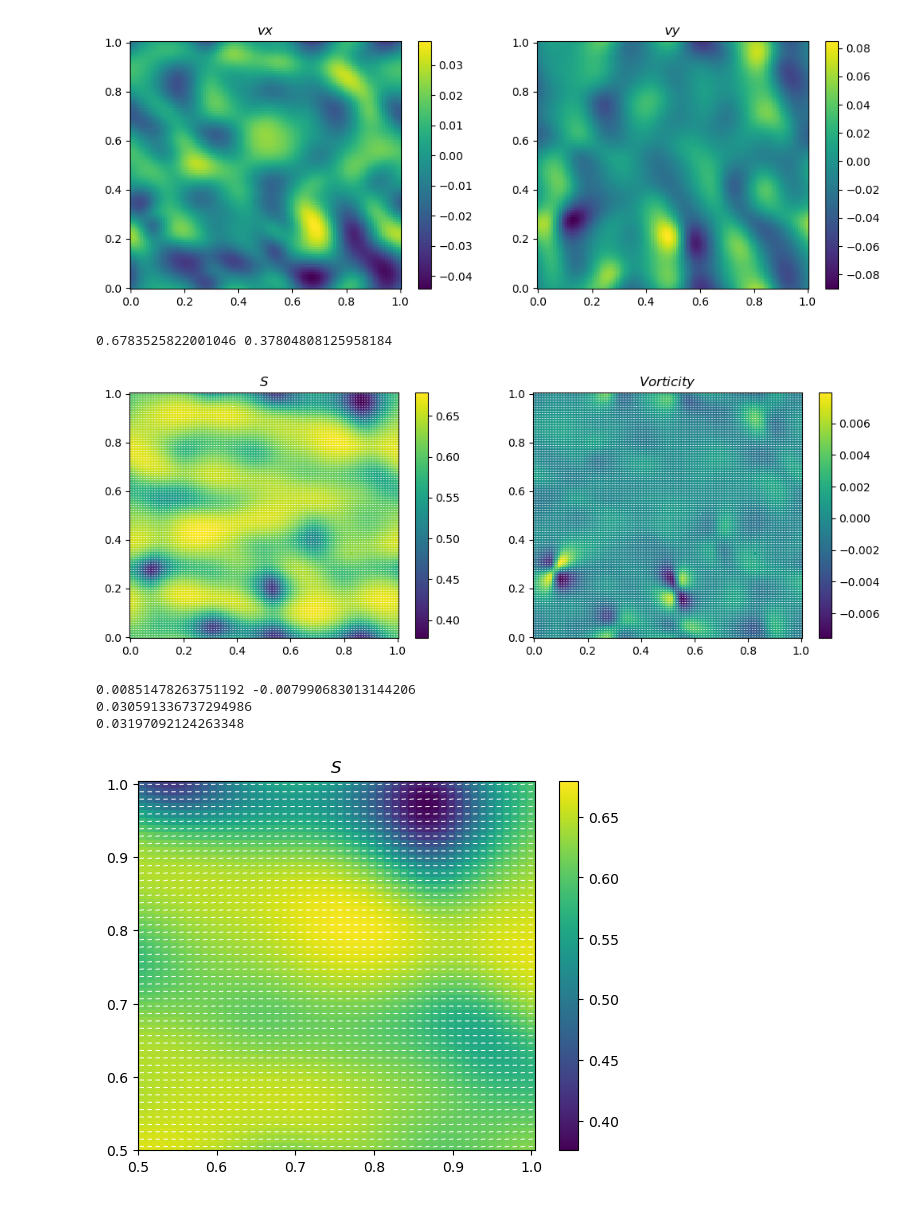
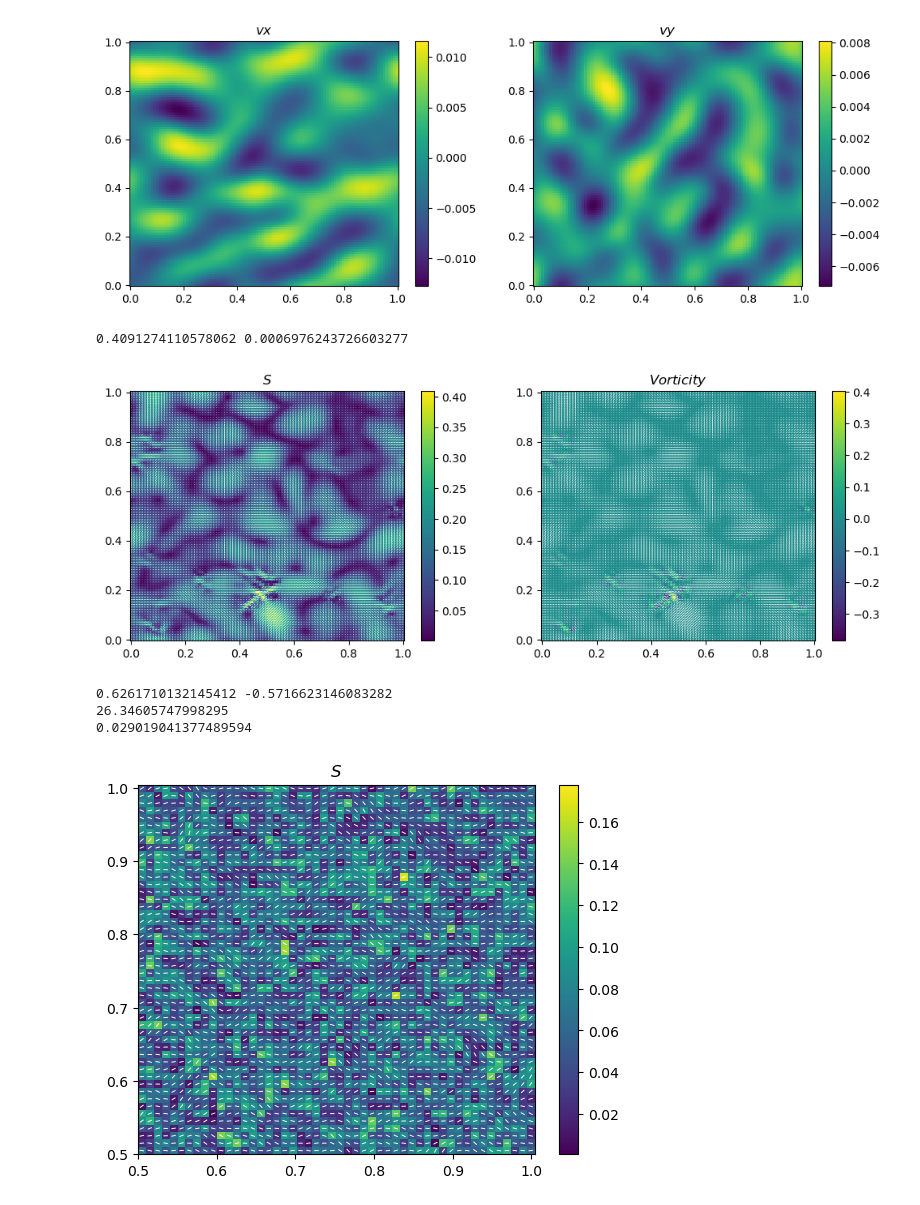
Before and after one commit to toshi-physics/myPSS-friction, a Jupyter notebook: analysis/model_Q_v_rho/display_model_Q_v_rho.ipynb, the cells around one changed output. Cells and saved outputs as stored; diff of their text form; code cells hidden in the pictures.

```diff
--- a/analysis/model_Q_v_rho/display_model_Q_v_rho.ipynb
+++ b/analysis/model_Q_v_rho/display_model_Q_v_rho.ipynb
@@ -3,17 +3,20 @@ import numpy as np
 from matplotlib import pyplot as plt
 import json, os
 # %%
-run = 3
-Gamma0 = 5.00
-rhoseed = 2.5 #0.9#0.16
-Pii     = 0.1
+run = 1
+Gamma0 = 50.00
+rhoseed = 2.0 #0.9#0.16
+rgamma = 2.0
+gammaxx=1.0
+gammayy=gammaxx/rgamma
 
-lp = 1
-lq = 1
-ld = 2
-lc = 5
+p0 = 1
+alpha = 0.1
+D = 4
+chi = 25
 
-pdir = '../../data/model_Q_v_rho/gamma0_{:1.1f}_rhoseed_{}_pi_{:1.1f}/lp_{:1.2f}_lq_{:1.2f}_ld_{:1.2f}_lc_{:1.2f}/run_{:d}/'.format(Gamma0, rhoseed, Pii, lp, lq, ld, lc, run)
+#pdir = '../../data/model_Q_v_rho/gamma0_{:1.1f}_rhoseed_{}_gammaxx_{:1.1f}/p0_{:1.2f}_alpha_{:1.2f}_D_{:1.2f}_chi_{:1.2f}/run_{:d}/'.format(Gamma0, rhoseed, gammaxx, p0, alpha, D, chi, run)
+pdir = '../../data/model_Q_v_rho/gamma0_{:1.1f}_rhoseed_{}_rgamma_{:1.1f}/p0_{:1.2f}_alpha_{:1.2f}_D_{:1.2f}_chi_{:1.2f}/run_{:d}/'.format(Gamma0, rhoseed, rgamma, p0, alpha, D, chi, run)
 
 datadir = pdir+'data/'
 
@@ -26,7 +29,6 @@ n_steps   = int(parameters["n_steps"])  # number of time steps
 n_dump = int(T/dt_dump); dn_dump = int(n_steps/n_dump)
 K         = parameters["K"]        # elastic constant, sets diffusion lengthscale of S with Gamma0
 lambd     = parameters["lambda"]
-p0bygamma = parameters["p0bygamma"]       # pressure when cells are close packed, should be very high
 r_p       = parameters["r_p"]      # rate of pressure growth equal to rate of growth of cells
 rho_in    = parameters["rho_in"]   # isotropic to nematic transition density, or "onset of order in the paper"
 rhoisoend = parameters["rhoisoend"] /rho_in   # jamming density
@@ -89,5 +91,5 @@ ax[1,1].scatter(times, stdtheta); ax[1,1].set_xlabel(r'$time/\tau_g$'); ax[1,1].
 # %%
-n=400
+n=1999
 vx = np.loadtxt(datadir+'vx.csv.{:d}'.format(n), delimiter=',')
 vy = np.loadtxt(datadir+'vy.csv.{:d}'.format(n), delimiter=',')
 
@@ -101,13 +103,13 @@ ax[0].set_title(r"$ vx $")
 ax[1].set_title(r"$ vy $")
 plt.show()
 # %% [output]
-[figure, old version]
+[figure, new version]
 # %%
 fig, ax=plt.subplots(figsize=(12,4),ncols=2)
 #colors = ['#c1272d', '#eecc16','#008176','#0000a7']
 #cmap1 = LinearSegmentedColormap.from_list("mycmap", colors)
 
-n=590
+n=1000
 
 
 Qxx = np.loadtxt(datadir+'Qxx.csv.{:d}'.format(n), delimiter=',')
@@ -129,51 +131,51 @@ ax[0].set_title(r"$ S $")
 ax[1].set_title(r"$ Vorticity $")
 plt.show()
 # %% [output]
-0.6783525822001046 0.37804808125958184
+0.4091274110578062 0.0006976243726603277
-[figure, old version]
+[figure, new version]
 # %%
 fig, ax=plt.subplots()
 #colors = ['#c1272d', '#eecc16','#008176','#0000a7']
 #cmap1 = LinearSegmentedColormap.from_list("mycmap", colors)
 
-n=600
+n=0
 
 charge = np.loadtxt(datadir+'curldivQ.csv.{:d}'.format(n), delimiter=',')
 Qxx = np.loadtxt(datadir+'Qxx.csv.{:d}'.format(n), delimiter=',')
 Qxy = np.loadtxt(datadir+'Qxy.csv.{:d}'.format(n), delimiter=',')
 S = np.sqrt(Qxx**2+Qxy**2)
 theta = np.arctan2(Qxy, Qxx)/2
 nx    = np.cos(theta)
 ny    = np.sin(theta)
 
 print(np.max(charge), np.min(charge))
 
 p_factor = 1
 pcharge = pixelate(2*charge/S, p_factor)
 print(np.max(pcharge))
 p_half_defects = np.where((pcharge)>0.2)
 m_half_defects = np.where((-pcharge)>0.2)
 #print(p_half_defects, m_half_defects)
 
 pnx = np.cos(pixelate(theta, p_factor))
 pny = np.sin(pixelate(theta, p_factor))
 print(np.mean(theta))
 
 ix, fx, iy, fy = 50, 100, 50, 100
 ctrf = [ax.pcolormesh(xv[ix:fx, iy:fy], yv[ix:fx, iy:fy], (S)[ix:fx, iy:fy], cmap='viridis', vmin=np.min(S), vmax=np.max(S))]
 ax.quiver(xv[ix:fx:p_factor, iy:fy:p_factor],yv[ix:fx:p_factor, iy:fy:p_factor], pnx[ix:fx:p_factor, iy:fy:p_factor], pny[ix:fx:p_factor, iy:fy:p_factor], color='w', pivot='middle', headlength=0, headaxislength=0)
 #ax.scatter(p_half_defects[1]/mx, p_half_defects[0]/my, color='pink')
 #ax.scatter(m_half_defects[1]/mx, m_half_defects[0]/my, color='red')
 #ctrf = [ax.pcolormesh(xv, yv, rho[i], cmap=cmap1, vmin=np.min(rho), vmax=np.max(rho)), ax.quiver(xv,yv,nx[i],ny[i], color='w', headlength=0, headaxislength=0, width=0.006, pivot='middle')]
 #ctrf = [ax.pcolormesh(xv, yv, rho[i]*v[i,:,:,1])]
 plt.colorbar(ctrf[0])
 plt.title(r"$ S $")
 plt.show()
 # %% [output]
-0.00851478263751192 -0.007990683013144206
-0.030591336737294986
-0.03197092124263348
+0.6261710132145412 -0.5716623146083282
+26.34605747998295
+0.029019041377489594
-[figure, old version]
+[figure, new version]
 # %%
 def pixelate(x, gridpoints):
     nx, ny = np.shape(x)
```
Also changed, not shown: parts of 2 cells of this notebook, 13 other files.
